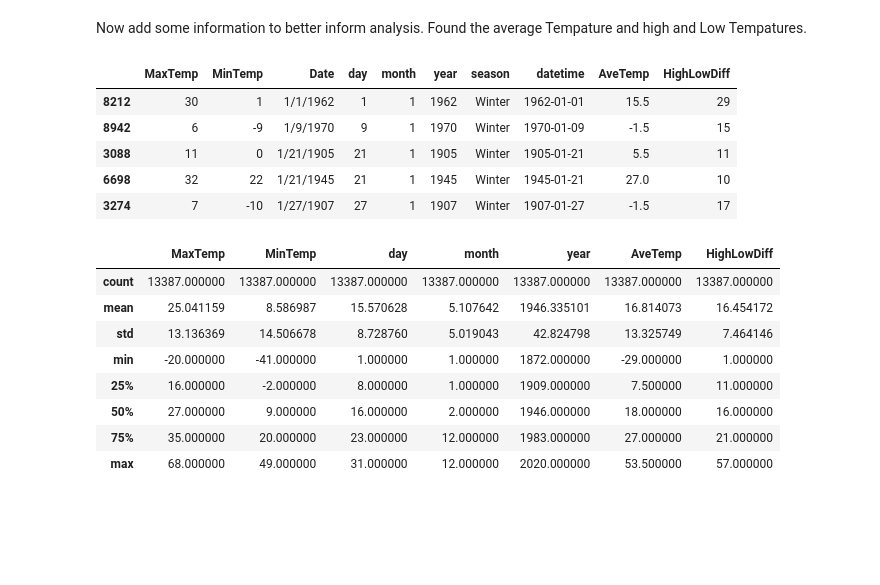
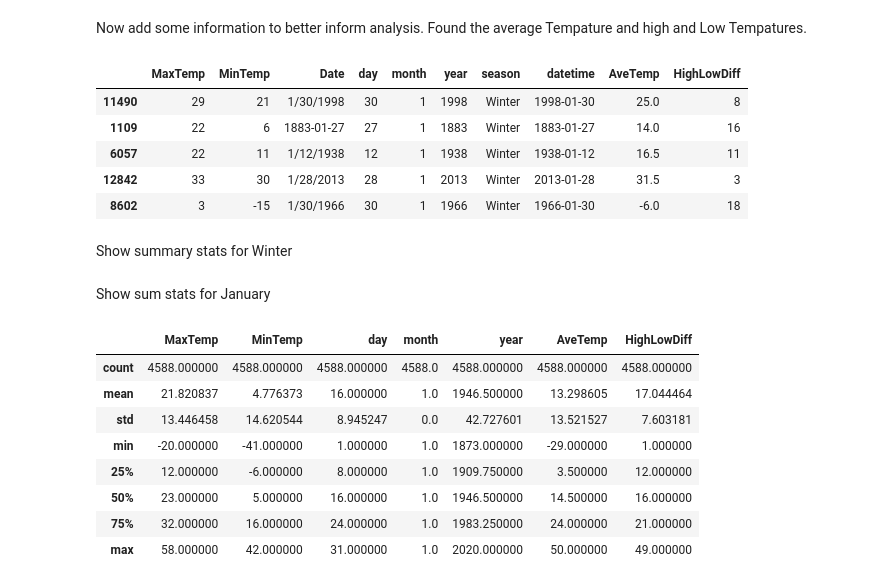
Before and after one commit to searanch/Minneapolis-Historical-Weather, a Jupyter notebook: msp_winter.ipynb, the cells around one changed output. Cells and saved outputs as stored; diff of their text form; code cells hidden in the pictures; blank space fills up the shorter version.

```diff
--- a/msp_winter.ipynb
+++ b/msp_winter.ipynb
@@ -8,7 +10,7 @@ import pandas as pd
 Start with some data cleaning to prepare for analysis.
 # %%
 # Load file
-df = pd.read_csv('data/msp_historical_weather.csv')
+df = pd.read_csv('msp_historical_weather.csv')
 # Remove first column
 df = df.drop(columns=['Unnamed: 0'])
 # Show sample
@@ -87,24 +70,28 @@ winter = temps[temps['season']=='Winter']
 winter.sample(5)
 # Now just segment out January
 jan = winter[winter['month']==1]
-# Show
+# Show sample
 jan.sample(5)
 # %% [output]
 |  | MaxTemp | MinTemp | Date | day | month | year | season | datetime | AveTemp | HighLowDiff |
-| 8212 | 30 | 1 | 1/1/1962 | 1 | 1 | 1962 | Winter | 1962-01-01 | 15.5 | 29 |
-| 8942 | 6 | -9 | 1/9/1970 | 9 | 1 | 1970 | Winter | 1970-01-09 | -1.5 | 15 |
-| 3088 | 11 | 0 | 1/21/1905 | 21 | 1 | 1905 | Winter | 1905-01-21 | 5.5 | 11 |
-| 6698 | 32 | 22 | 1/21/1945 | 21 | 1 | 1945 | Winter | 1945-01-21 | 27.0 | 10 |
-| 3274 | 7 | -10 | 1/27/1907 | 27 | 1 | 1907 | Winter | 1907-01-27 | -1.5 | 17 |
+| 11490 | 29 | 21 | 1/30/1998 | 30 | 1 | 1998 | Winter | 1998-01-30 | 25.0 | 8 |
+| 1109 | 22 | 6 | 1883-01-27 | 27 | 1 | 1883 | Winter | 1883-01-27 | 14.0 | 16 |
+| 6057 | 22 | 11 | 1/12/1938 | 12 | 1 | 1938 | Winter | 1938-01-12 | 16.5 | 11 |
+| 12842 | 33 | 30 | 1/28/2013 | 28 | 1 | 2013 | Winter | 2013-01-28 | 31.5 | 3 |
+| 8602 | 3 | -15 | 1/30/1966 | 30 | 1 | 1966 | Winter | 1966-01-30 | -6.0 | 18 |
+# %% [markdown]
+Show summary stats for Winter
+# %% [markdown]
+Show sum stats for January
 # %%
-winter.describe()
+jan.describe()
 # %% [output]
 |  | MaxTemp | MinTemp | day | month | year | AveTemp | HighLowDiff |
-| count | 13387.000000 | 13387.000000 | 13387.000000 | 13387.000000 | 13387.000000 | 13387.000000 | 13387.000000 |
-| mean | 25.041159 | 8.586987 | 15.570628 | 5.107642 | 1946.335101 | 16.814073 | 16.454172 |
-| std | 13.136369 | 14.506678 | 8.728760 | 5.019043 | 42.824798 | 13.325749 | 7.464146 |
-| min | -20.000000 | -41.000000 | 1.000000 | 1.000000 | 1872.000000 | -29.000000 | 1.000000 |
-| 25% | 16.000000 | -2.000000 | 8.000000 | 1.000000 | 1909.000000 | 7.500000 | 11.000000 |
-| 50% | 27.000000 | 9.000000 | 16.000000 | 2.000000 | 1946.000000 | 18.000000 | 16.000000 |
-| 75% | 35.000000 | 20.000000 | 23.000000 | 12.000000 | 1983.000000 | 27.000000 | 21.000000 |
-| max | 68.000000 | 49.000000 | 31.000000 | 12.000000 | 2020.000000 | 53.500000 | 57.000000 |
+| count | 4588.000000 | 4588.000000 | 4588.000000 | 4588.0 | 4588.000000 | 4588.000000 | 4588.000000 |
+| mean | 21.820837 | 4.776373 | 16.000000 | 1.0 | 1946.500000 | 13.298605 | 17.044464 |
+| std | 13.446458 | 14.620544 | 8.945247 | 0.0 | 42.727601 | 13.521527 | 7.603181 |
+| min | -20.000000 | -41.000000 | 1.000000 | 1.0 | 1873.000000 | -29.000000 | 1.000000 |
+| 25% | 12.000000 | -6.000000 | 8.000000 | 1.0 | 1909.750000 | 3.500000 | 12.000000 |
+| 50% | 23.000000 | 5.000000 | 16.000000 | 1.0 | 1946.500000 | 14.500000 | 16.000000 |
+| 75% | 32.000000 | 16.000000 | 24.000000 | 1.0 | 1983.250000 | 24.000000 | 21.000000 |
+| max | 58.000000 | 42.000000 | 31.000000 | 1.0 | 2020.000000 | 50.000000 | 49.000000 |
```
Also changed, not shown: parts of 13 cells of this notebook, 1 other file.
